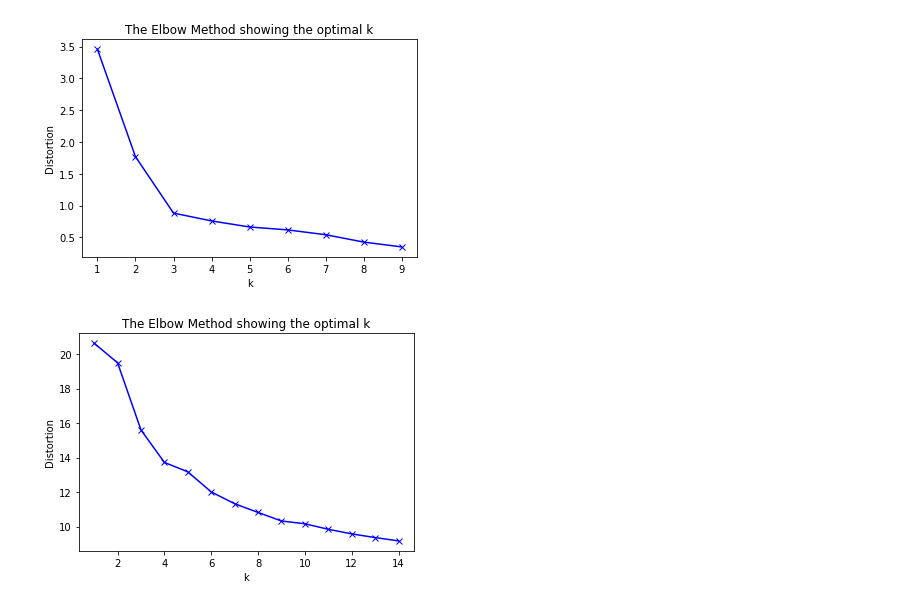
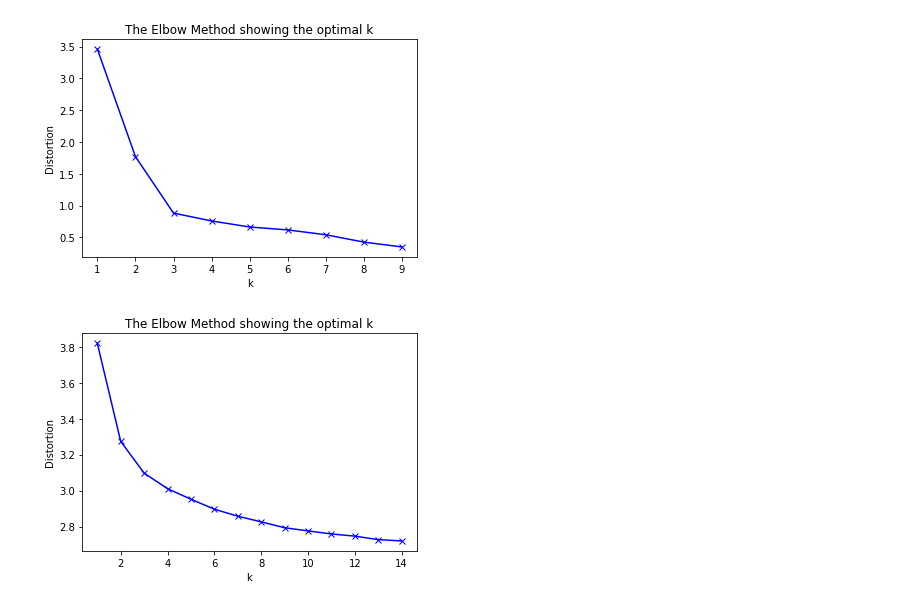
Before and after one commit to RoelvdBurght/Leren_Beslissen, a Jupyter notebook: Roos/bewerken_data.ipynb, the cells around one changed output. Saved outputs shown, nothing was run; the diff lists cells and outputs as text; code cells hidden in the pictures.

Commit message:
elbow plots

```diff
--- a/Roos/bewerken_data.ipynb
+++ b/Roos/bewerken_data.ipynb
@@ -61,22 +82,22 @@ plt.show()
 [figure]
 [figure]
 # %%
-#clean_data = clean_data.drop(['Q47_Man', 'Q47_Vrouw', 'Q48', 'Q49', 'Q50'], axis=1)
 data = pd.read_csv("/Users/RoosRiemersma/Documents/KI/jemoer/Leren_Beslissen/Data/one_hot_data.csv", delimiter=',')
+data = data.drop(['Q47_Man', 'Q47_Vrouw', 'Q48', 'Q49', 'Q50'], axis=1)
 
 X = data.values
 
 distortions = []
 K = range(1,15)
 for k in K:
     kmeanModel = KMeans(n_clusters=k).fit(X)
     kmeanModel.fit(X)
     distortions.append(sum(np.min(cdist(X, kmeanModel.cluster_centers_, 'euclidean'), axis=1)) / X.shape[0])
 
 plt.plot(K, distortions, 'bx-')
 plt.xlabel('k')
 plt.ylabel('Distortion')
 plt.title('The Elbow Method showing the optimal k')
 plt.show()
 # %% [output]
-[figure, old version]
+[figure, new version]
```
Also changed, not shown: parts of 1 cell of this notebook, 3 other files.
